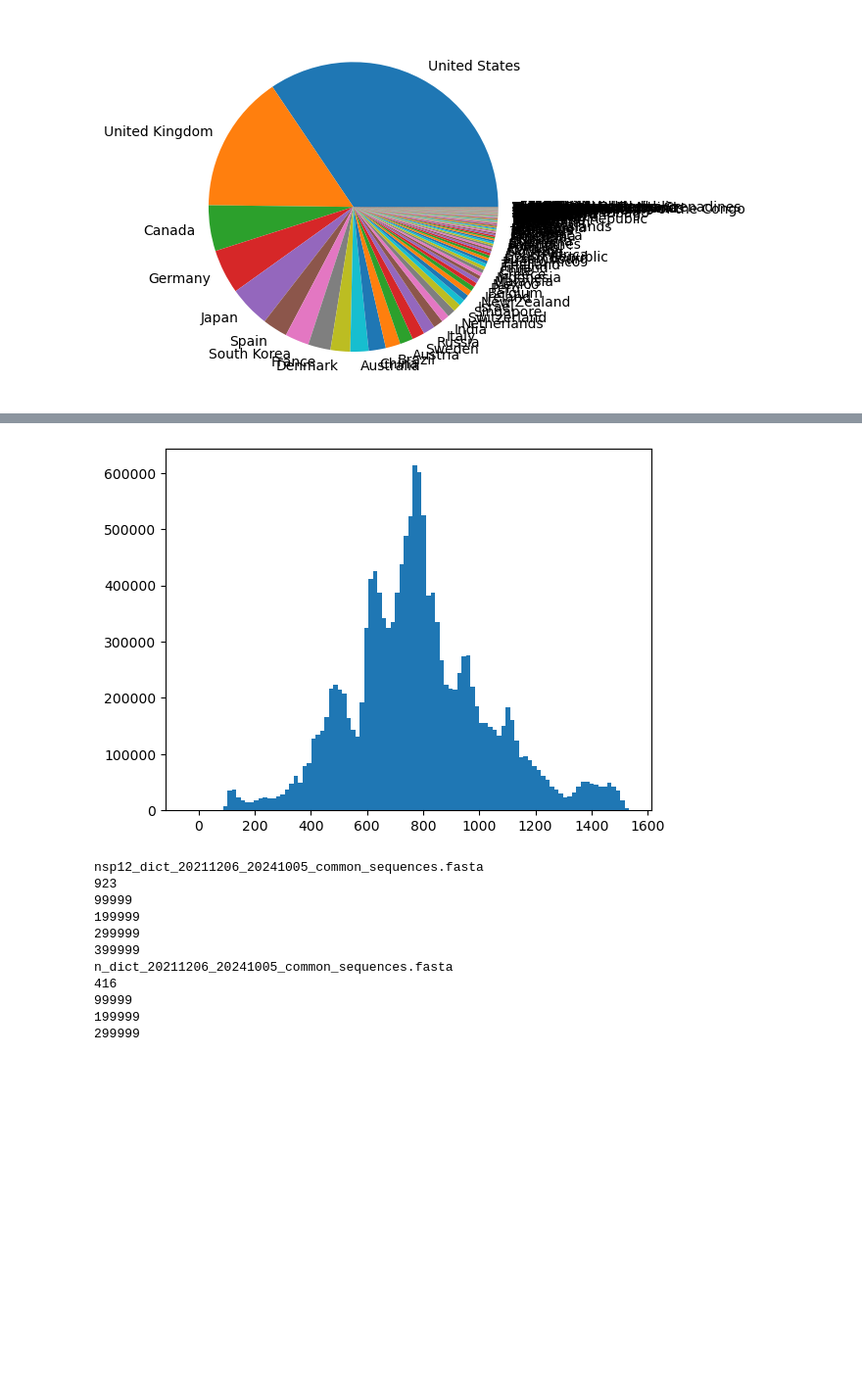
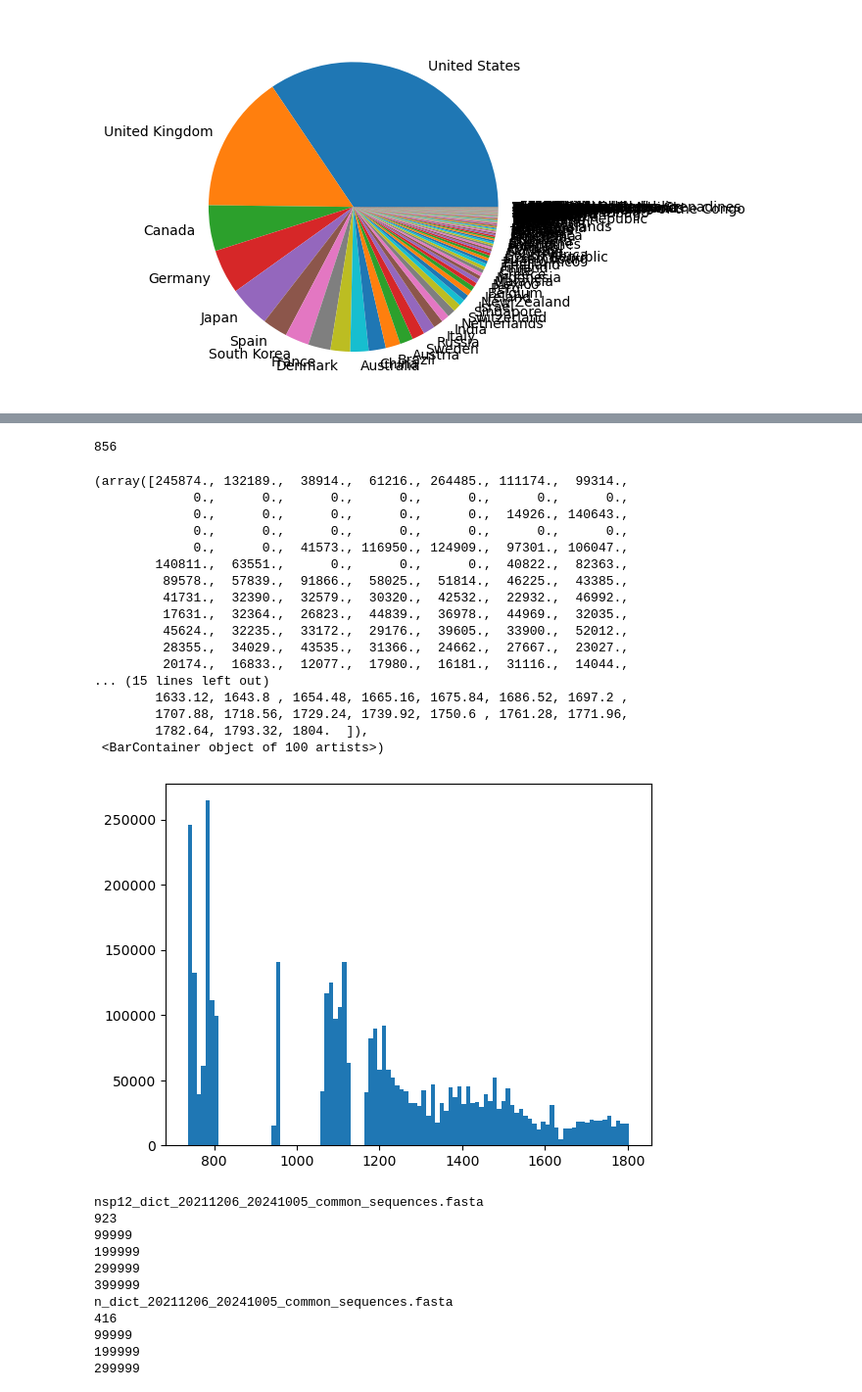
Before and after one commit to tyfei0216/evoModel, a Jupyter notebook: prepare_data.ipynb, the cells around one changed output, grey strips where cells are left out. Shown at 98% size. Saved outputs shown, nothing was run; the diff lists cells and outputs as text; code cells hidden in the pictures; blank space fills up the shorter version.

```diff
--- a/prepare_data.ipynb
+++ b/prepare_data.ipynb
@@ -6,0 +10,25 @@ model = ESM3.from_pretrained("esm3_sm_open_v1", device="cpu")
+# %%
+seqs = ioutils.readFasta("/data2/tyfei/COVID/20241209/allprot1204/allprot1204.fasta")
+allprots = ['E', 'M', 'N', 'NS3', 'NS6', 'NS7a', 'NS7b', 'NS8', 'NS9b', 'NS9c',
+       'NSP1', 'NSP10', 'NSP11', 'NSP12', 'NSP13', 'NSP14', 'NSP15',
+       'NSP16', 'NSP2', 'NSP3', 'NSP4', 'NSP5', 'NSP6', 'NSP7', 'NSP8',
+       'NSP9', 'Spike']
+def get_new():
+    ret = {}
+    for i in allprots:
+        ret[i] = ""
+    ret["cnt"] = 0
+    return ret
+files = {}
+for i in allprots:
+    files[i] = open("/data2/tyfei/COVID/20241209/allprot1204/"+i+".fasta", "w")
+# %%
+t1 = []
+t2 = []
+t3 = []
+seqs = ioutils.readFasta("/data2/tyfei/COVID/20241209/allprot1204/E.fasta")
+t1 = [s[0] for s in seqs]
+seqs = ioutils.readFasta("/data2/tyfei/COVID/20241209/allprot1204/Spike.fasta")
+t2 = [s[0] for s in seqs]
+seqs = ioutils.readFasta("/data2/tyfei/COVID/20241209/allprot1204/M.fasta")
+t3 = [s[0] for s in seqs]
@@ -214,3 +576,5 @@ i, len(i)
 # %%
 df.reindex(i).dropna()
-df["new country"] = df["country"].apply(lambda x: "United States" if x == "USA" else x)
+df2 = df.reindex(i).dropna()
+df2["new country"] = df2["country"].apply(lambda x: "United States" if x == "USA" else x)
+df2
@@ -238,13 +609,34 @@ df.head()
 # %%
 import ioutils
 get_time = ioutils.getDate()
-df["time"] = df["Collection date"].apply(get_time)
-df["q"] = pd.cut(df["time"], 100)
+df2["time"] = df2["release_date"].apply(get_time)
+df2["q"] = pd.cut(df2["time"], 100)
+# %%
+get_time("2022-4-5")
+# %% [output]
+856
 # %%
-plt.hist(df["time"], bins=100)
-plt.savefig("time.pdf")
+plt.hist(df2["time"], bins=100)
+# plt.savefig("time.pdf")
 # %% [output]
+(array([245874., 132189.,  38914.,  61216., 264485., 111174.,  99314.,
+             0.,      0.,      0.,      0.,      0.,      0.,      0.,
+             0.,      0.,      0.,      0.,      0.,  14926., 140643.,
+             0.,      0.,      0.,      0.,      0.,      0.,      0.,
+             0.,      0.,  41573., 116950., 124909.,  97301., 106047.,
+        140811.,  63551.,      0.,      0.,      0.,  40822.,  82363.,
+         89578.,  57839.,  91866.,  58025.,  51814.,  46225.,  43385.,
+         41731.,  32390.,  32579.,  30320.,  42532.,  22932.,  46992.,
+         17631.,  32364.,  26823.,  44839.,  36978.,  44969.,  32035.,
+         45624.,  32235.,  33172.,  29176.,  39605.,  33900.,  52012.,
+         28355.,  34029.,  43535.,  31366.,  24662.,  27667.,  23027.,
+         20174.,  16833.,  12077.,  17980.,  16181.,  31116.,  14044.,
+... (15 lines left out)
+        1633.12, 1643.8 , 1654.48, 1665.16, 1675.84, 1686.52, 1697.2 ,
+        1707.88, 1718.56, 1729.24, 1739.92, 1750.6 , 1761.28, 1771.96,
+        1782.64, 1793.32, 1804.  ]),
+ <BarContainer object of 100 artists>)
-[figure, old version]
+[figure, new version]
 # %%
 import os
 import pickle
```
Also changed, not shown: parts of 24 cells of this notebook, 2 other files.
